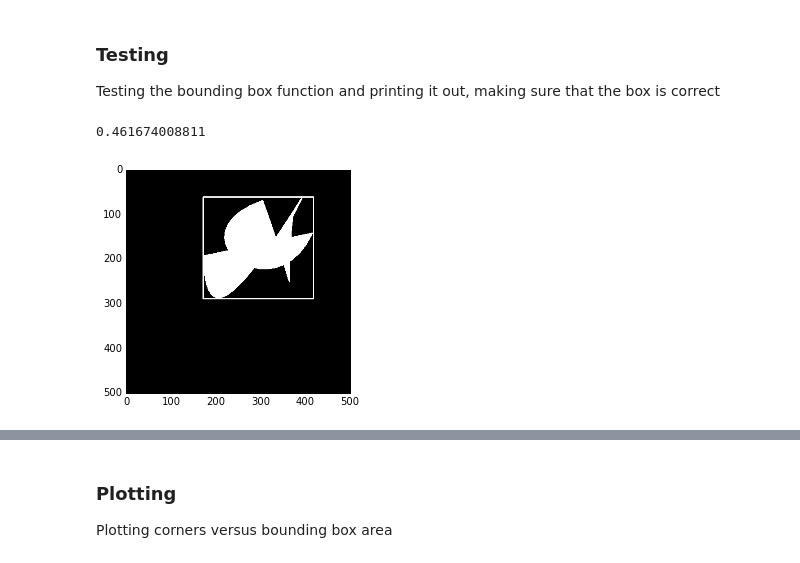
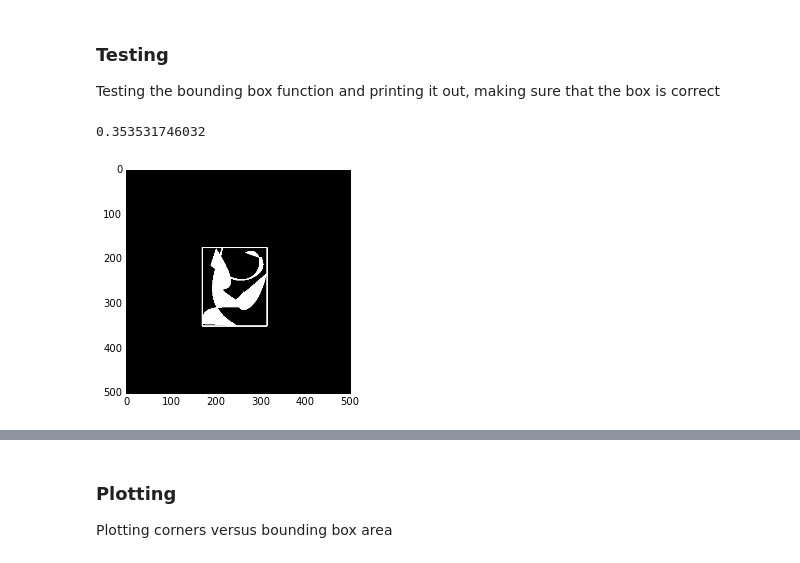
Before and after one commit to caitlynlee/universalContours_study3, a Jupyter notebook: STIMULI/Image Stimuli Variance.ipynb, the cells around one changed output, grey strips where cells are left out. Cells and saved outputs as stored; diff of their text form; code cells hidden in the pictures.

```diff
--- a/STIMULI/Image Stimuli Variance.ipynb
+++ b/STIMULI/Image Stimuli Variance.ipynb
@@ -77,18 +83,18 @@ def get_boundingBox(image_path, area=False, rotate=True):
 ### Testing
 Testing the bounding box function and printing it out, making sure that the box is correct
 # %%
-test_image = os.path.join(imageStimDir, str(10), "LC", "LC1103.tif")
+test_image = os.path.join(cwd, "images", str(10), "LC", "LC4")
 
 # running function
 test_box = get_boundingBox(test_image, area=False, rotate=False)
 
 # Show the output
 output = cv2.drawContours(test_box[0],[test_box[1]],0,(255,255,255),2)
 plt.imshow(output, cmap = 'gray')
 
 # Get the area
 test_box = get_boundingBox(test_image, area=True, rotate=False)
 print test_box[1]/test_box[0]
 # %% [output]
-0.461674008811
+0.353531746032
-[figure, old version]
+[figure, new version]
```
Also changed, not shown: parts of 29 cells of this notebook, 20 other files.
